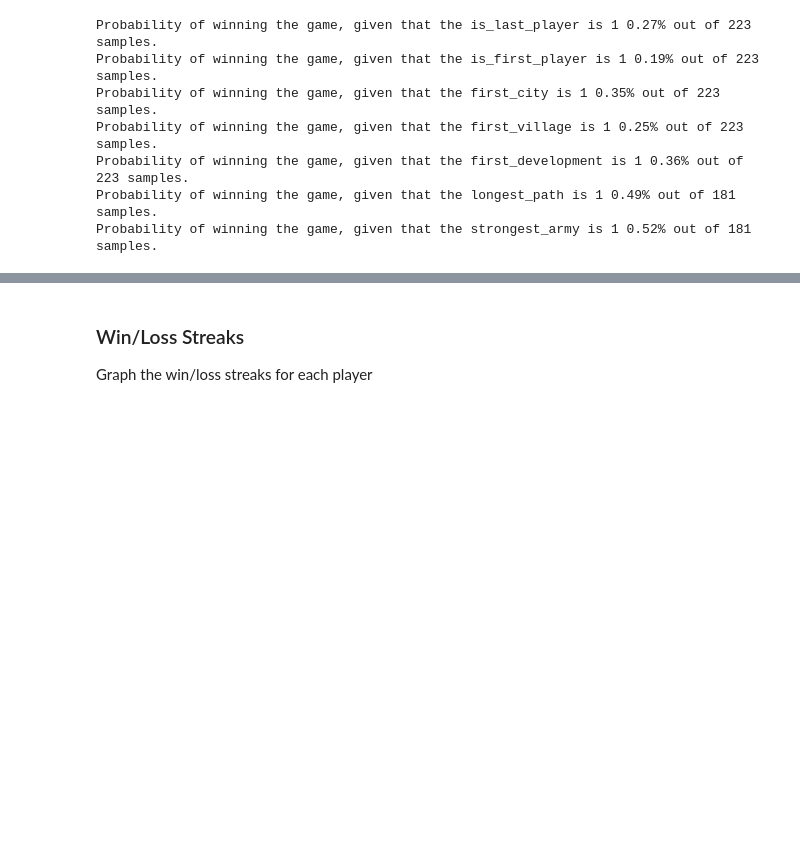
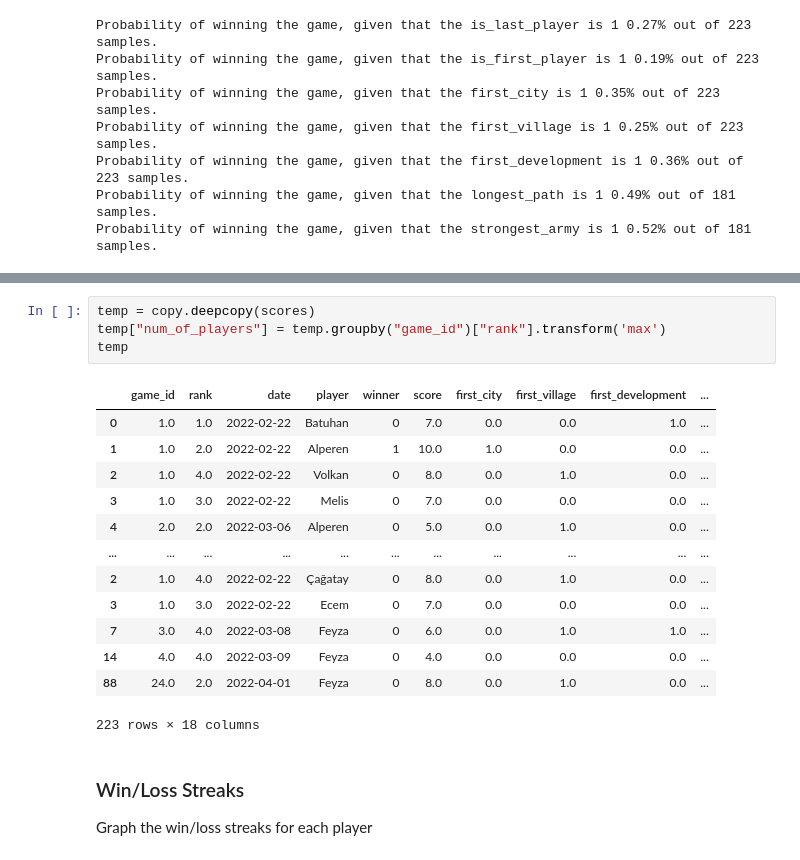
Before and after one commit to koftezz/the-settlers-of-catan, a Jupyter notebook: The Settlers of Catan Board Game.ipynb, the cells around one changed output, grey strips where cells are left out. Saved outputs shown, nothing was run; the diff lists cells and outputs as text; blank space fills up the shorter version.

```diff
--- a/The Settlers of Catan Board Game.ipynb
+++ b/The Settlers of Catan Board Game.ipynb
@@ -298,3 +332,21 @@ Probability of winning the game, given that the strongest_army is 1 0.52% out of
+# %%
+temp = copy.deepcopy(scores)
+temp["num_of_players"] = temp.groupby("game_id")["rank"].transform('max')
+temp
+# %% [output]
+|  | game_id | rank | date | player | winner | score | first_city | first_village | first_development | ... |
+| 0 | 1.0 | 1.0 | 2022-02-22 | Batuhan | 0 | 7.0 | 0.0 | 0.0 | 1.0 | ... |
+| 1 | 1.0 | 2.0 | 2022-02-22 | Alperen | 1 | 10.0 | 1.0 | 0.0 | 0.0 | ... |
+| 2 | 1.0 | 4.0 | 2022-02-22 | Volkan | 0 | 8.0 | 0.0 | 1.0 | 0.0 | ... |
+| 3 | 1.0 | 3.0 | 2022-02-22 | Melis | 0 | 7.0 | 0.0 | 0.0 | 0.0 | ... |
+| 4 | 2.0 | 2.0 | 2022-03-06 | Alperen | 0 | 5.0 | 0.0 | 1.0 | 0.0 | ... |
+| ... | ... | ... | ... | ... | ... | ... | ... | ... | ... | ... |
+| 2 | 1.0 | 4.0 | 2022-02-22 | Çağatay | 0 | 8.0 | 0.0 | 1.0 | 0.0 | ... |
+| 3 | 1.0 | 3.0 | 2022-02-22 | Ecem | 0 | 7.0 | 0.0 | 0.0 | 0.0 | ... |
+| 7 | 3.0 | 4.0 | 2022-03-08 | Feyza | 0 | 6.0 | 0.0 | 1.0 | 1.0 | ... |
+| 14 | 4.0 | 4.0 | 2022-03-09 | Feyza | 0 | 4.0 | 0.0 | 0.0 | 0.0 | ... |
+| 88 | 24.0 | 2.0 | 2022-04-01 | Feyza | 0 | 8.0 | 0.0 | 1.0 | 0.0 | ... |
+223 rows × 18 columns
 # %% [markdown]
 ### Win/Loss Streaks
 Graph the win/loss streaks for each player
```
Also changed, not shown: parts of 9 cells of this notebook.
